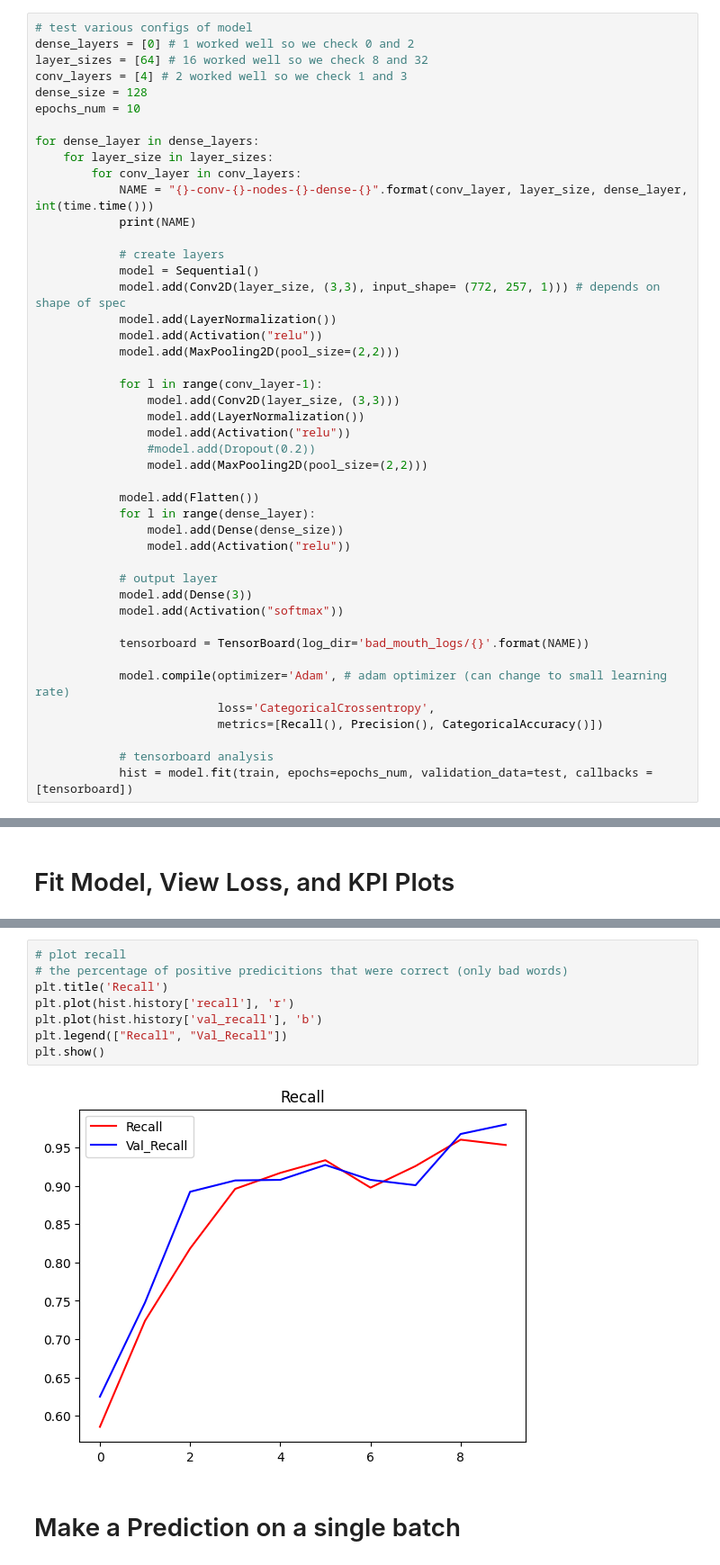
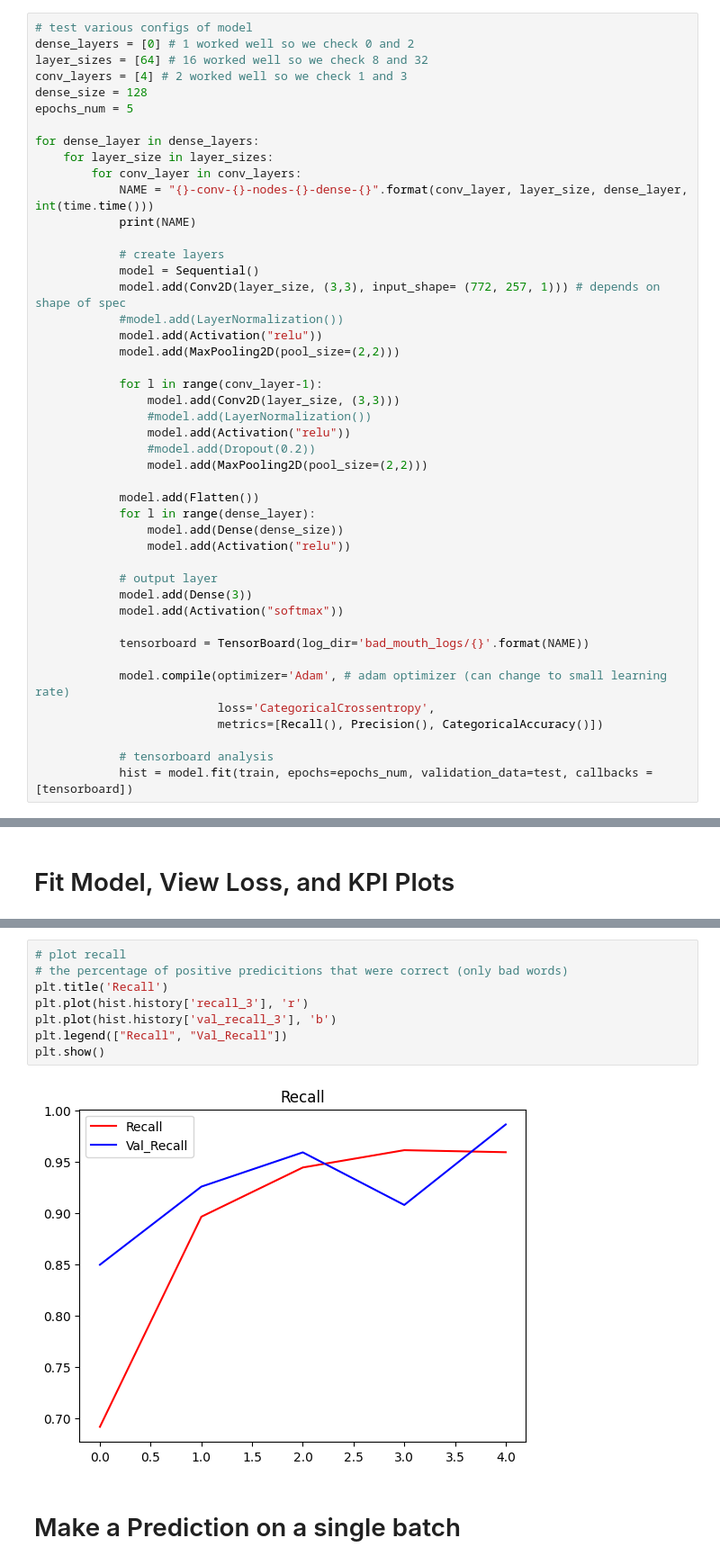
Before and after one commit to 490-BadMouth/BadMouth, a Jupyter notebook: BadMouth_CNN_Multi_Class.ipynb, the cells around one changed output, grey strips where cells are left out. Shown at 90% size. Cells and saved outputs as stored; diff of their text form.

```diff
--- a/BadMouth_CNN_Multi_Class.ipynb
+++ b/BadMouth_CNN_Multi_Class.ipynb
@@ -234,7 +234,7 @@ dense_layers = [0] # 1 worked well so we check 0 and 2
 layer_sizes = [64] # 16 worked well so we check 8 and 32
 conv_layers = [4] # 2 worked well so we check 1 and 3
 dense_size = 128
-epochs_num = 10
+epochs_num = 5
 
 for dense_layer in dense_layers:
     for layer_size in layer_sizes:
@@ -245,13 +245,13 @@ for dense_layer in dense_layers:
             # create layers
             model = Sequential()
             model.add(Conv2D(layer_size, (3,3), input_shape= (772, 257, 1))) # depends on shape of spec
-            model.add(LayerNormalization())
+            #model.add(LayerNormalization())
             model.add(Activation("relu"))
             model.add(MaxPooling2D(pool_size=(2,2)))
 
             for l in range(conv_layer-1):
                 model.add(Conv2D(layer_size, (3,3)))
-                model.add(LayerNormalization())
+                #model.add(LayerNormalization())
                 model.add(Activation("relu"))
                 #model.add(Dropout(0.2))
                 model.add(MaxPooling2D(pool_size=(2,2)))
@@ -356,13 +350,13 @@ plt.show()
 # %%
 # plot recall
 # the percentage of positive predicitions that were correct (only bad words)
 plt.title('Recall')
-plt.plot(hist.history['recall'], 'r')
-plt.plot(hist.history['val_recall'], 'b')
+plt.plot(hist.history['recall_3'], 'r')
+plt.plot(hist.history['val_recall_3'], 'b')
 plt.legend(["Recall", "Val_Recall"])
 plt.show()
 # %% [output]
-[figure, old version]
+[figure, new version]
 # %% [markdown]
 # Make a Prediction on a single batch
 # %%
```
Also changed, not shown: parts of 13 cells of this notebook.
